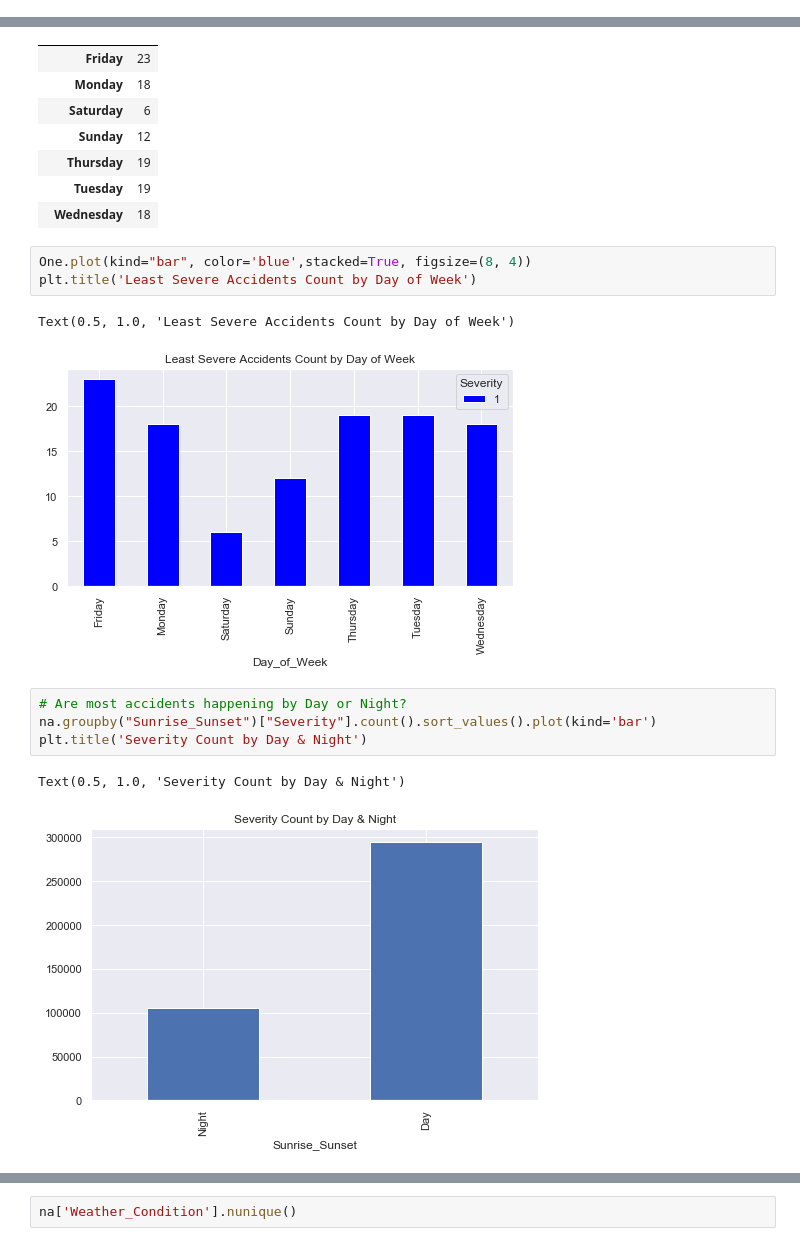
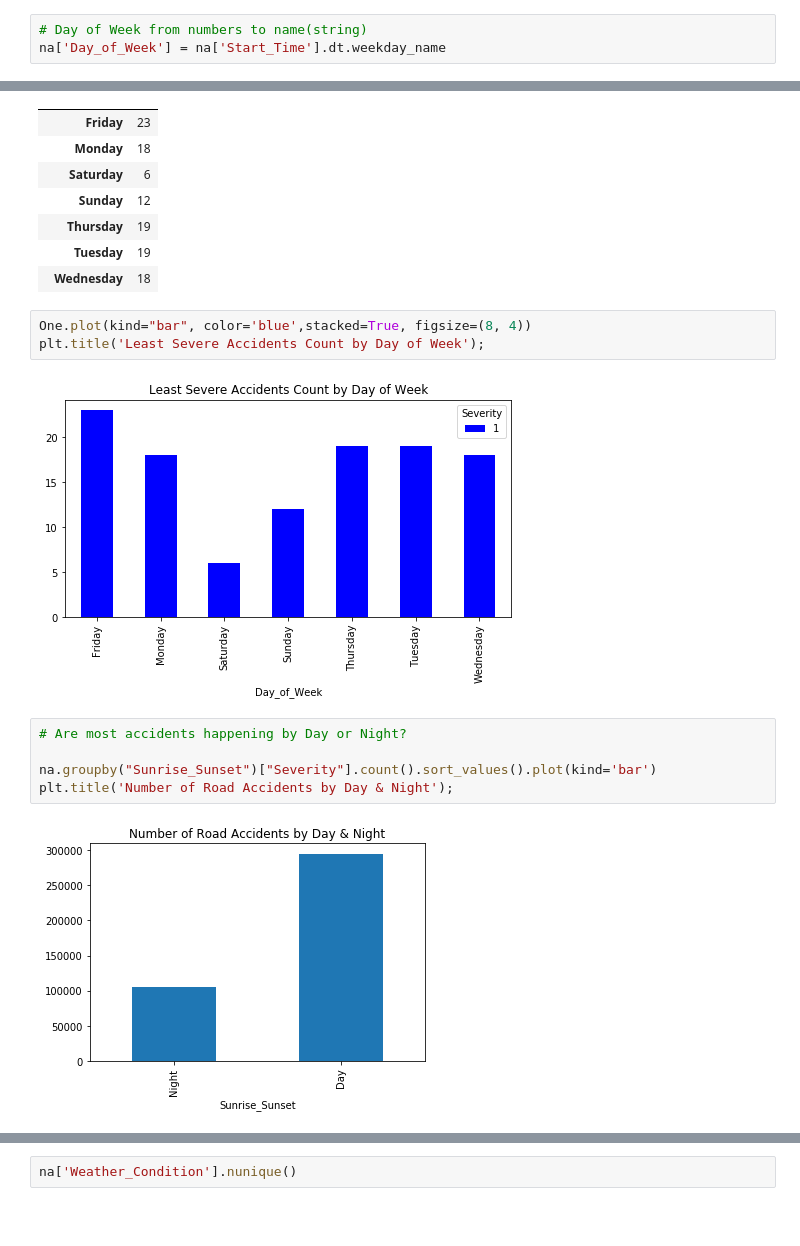
Before and after one commit to ssatti0/Springboard_work, a Jupyter notebook: Capstone 1 project/Data Storytelling.ipynb, the cells around one changed output, grey strips where cells are left out. Saved outputs shown, nothing was run; the diff lists cells and outputs as text; blank space fills up the shorter version.

```diff
--- a/Capstone 1 project/Data Storytelling.ipynb
+++ b/Capstone 1 project/Data Storytelling.ipynb
@@ -122,6 +138,9 @@ print(na['Severity'].value_counts(normalize=True).sort_values().to_frame())
 4  0.031240
 3  0.297950
 2  0.670523
+# %%
+# Day of Week from numbers to name(string)
+na['Day_of_Week'] = na['Start_Time'].dt.weekday_name
 # %%
 #sns.countplot(x='Severity', data=na, title='Count by Severity Value')
 all = na.groupby('Day_of_Week')['Severity'].value_counts().unstack(level=1)
@@ -187,14 +218,13 @@ One
 | Wednesday | 18 |
 # %%
 One.plot(kind="bar", color='blue',stacked=True, figsize=(8, 4))
-plt.title('Least Severe Accidents Count by Day of Week')
+plt.title('Least Severe Accidents Count by Day of Week');
 # %% [output]
-Text(0.5, 1.0, 'Least Severe Accidents Count by Day of Week')
-[figure, old version]
+[figure, new version]
 # %%
 # Are most accidents happening by Day or Night?
+
 na.groupby("Sunrise_Sunset")["Severity"].count().sort_values().plot(kind='bar')
-plt.title('Severity Count by Day & Night')
+plt.title('Number of Road Accidents by Day & Night');
 # %% [output]
-Text(0.5, 1.0, 'Severity Count by Day & Night')
-[figure, old version]
+[figure, new version]
```
Also changed, not shown: parts of 34 cells of this notebook.
